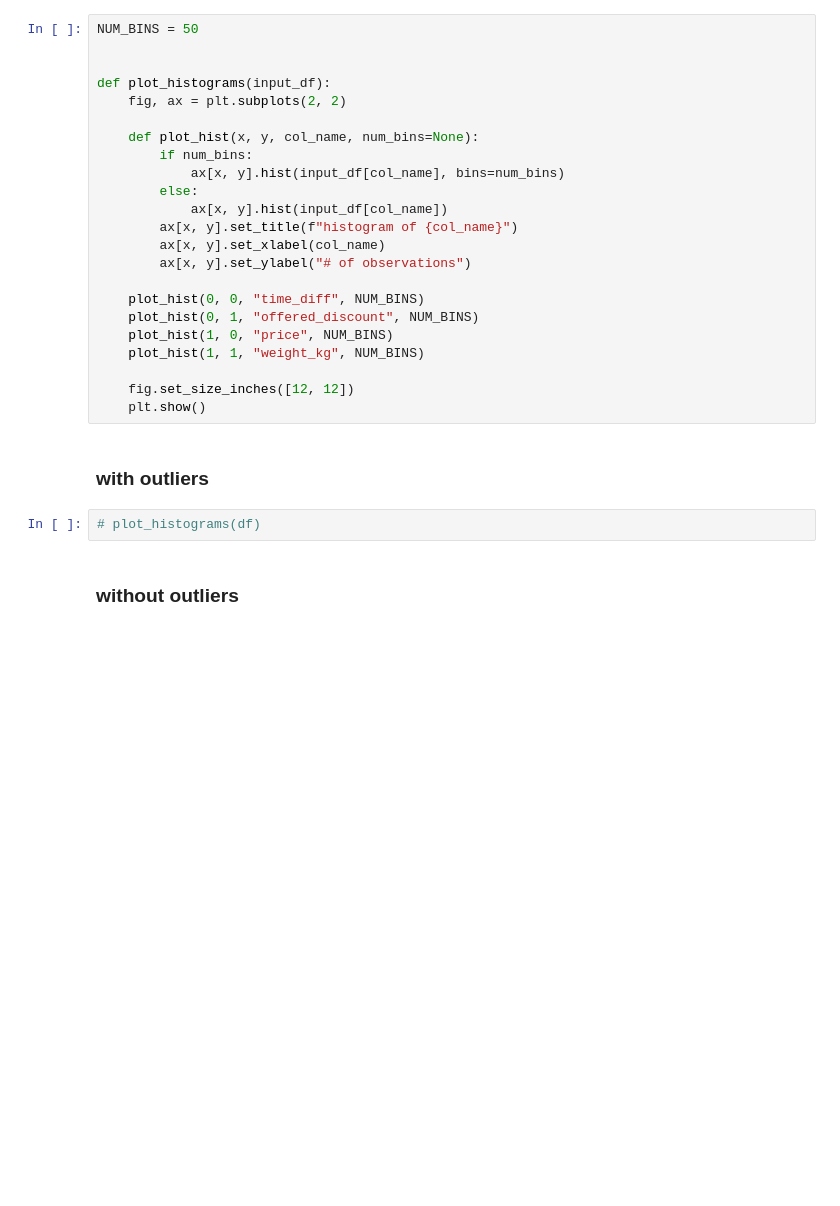
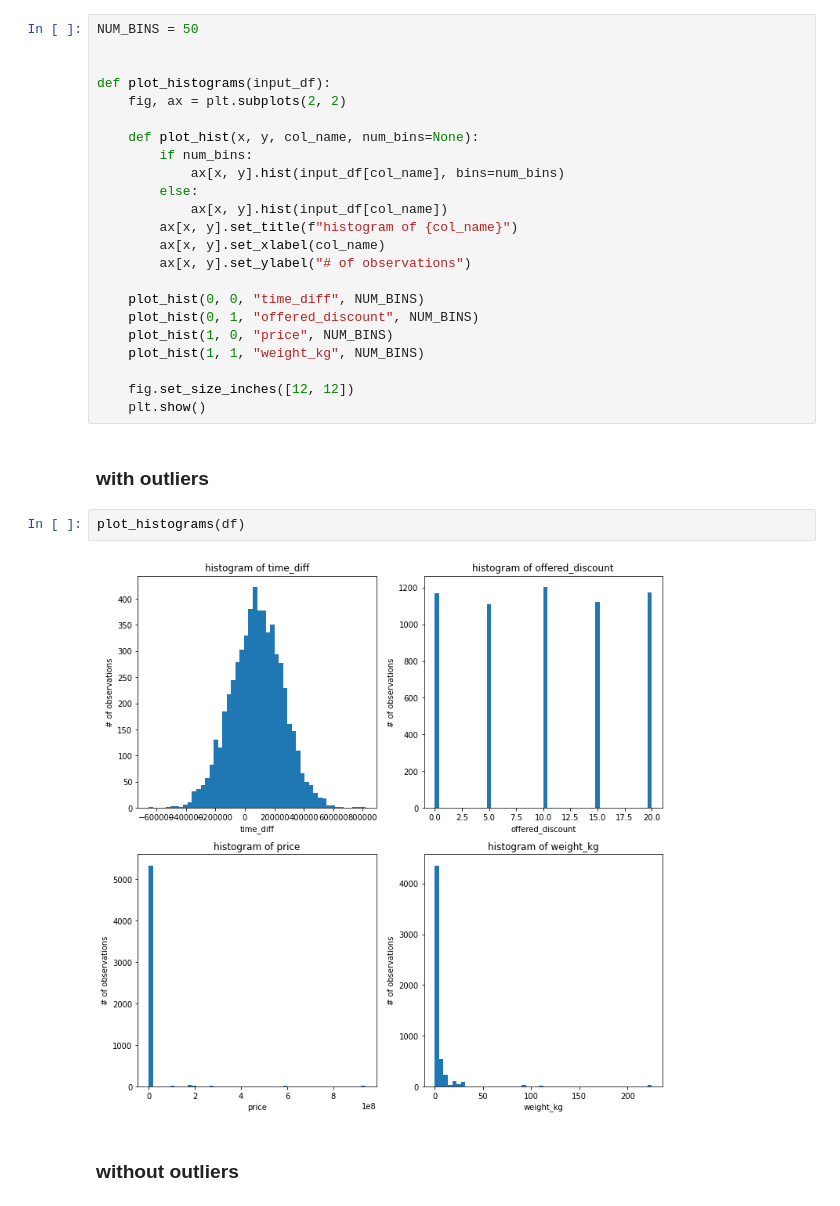
Before and after one commit to milosz-l/delivery-time, a Jupyter notebook: data_analysis.ipynb, the cells around one changed output. Saved outputs shown, nothing was run; the diff lists cells and outputs as text; blank space fills up the shorter version.

```diff
--- a/data_analysis.ipynb
+++ b/data_analysis.ipynb
@@ -135,8 +124,10 @@ def plot_histograms(input_df):
     plt.show()
 # %% [markdown]
 ### with outliers
-# %%
-# plot_histograms(df)
+# %%
+plot_histograms(df)
+# %% [output]
+[figure, added]
 # %% [markdown]
 ### without outliers
 # %%
```
Also changed, not shown: parts of 24 cells of this notebook.
